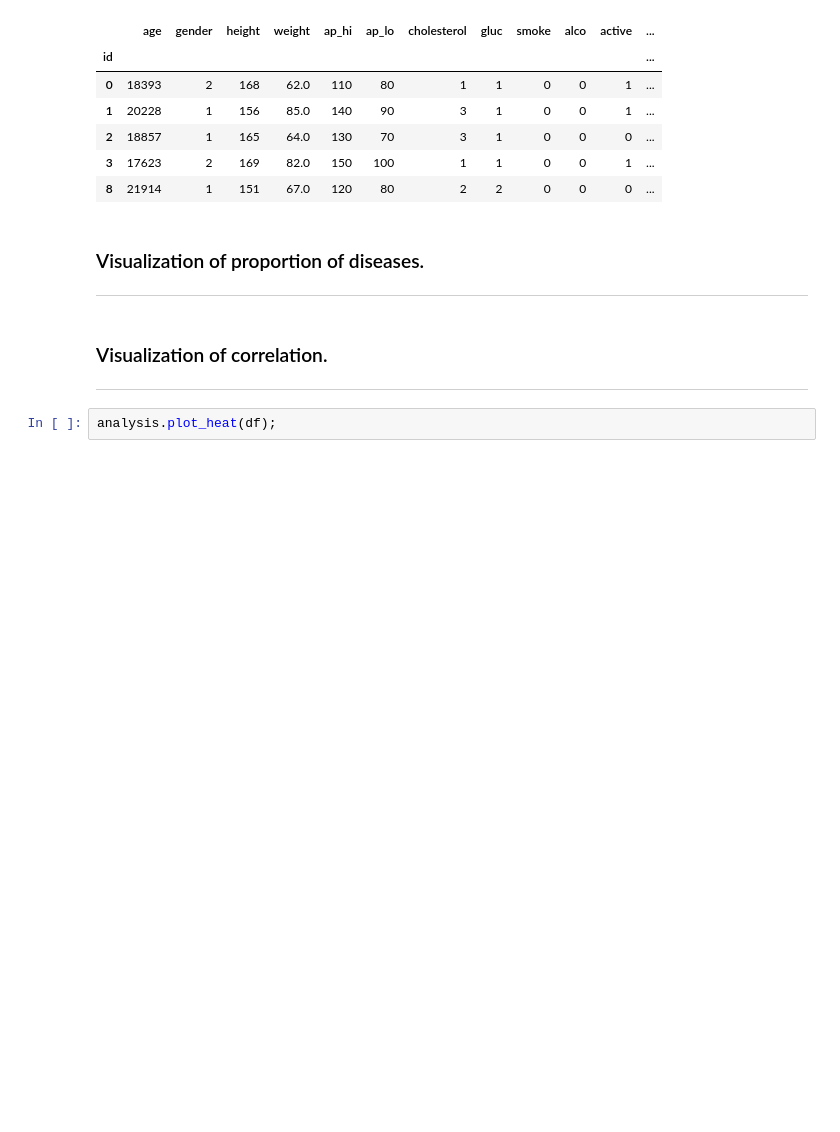
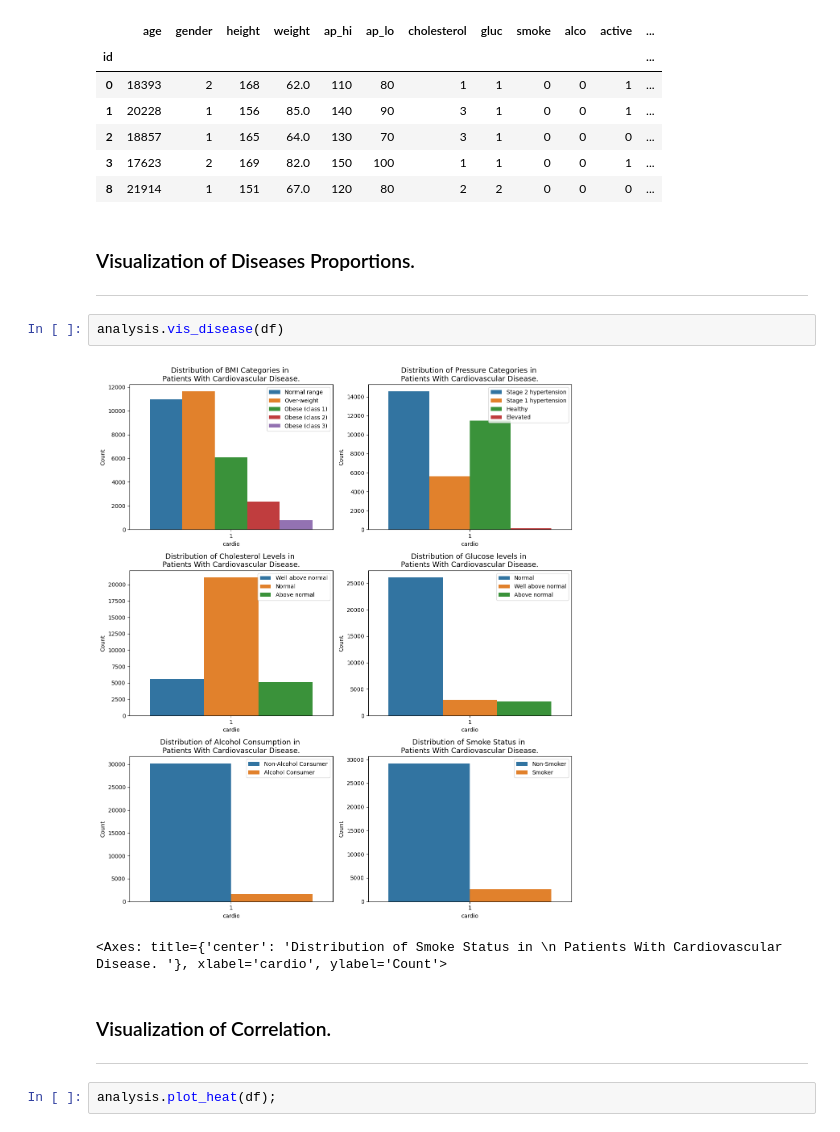
Before and after one commit to S1gge/Machine-Learning-Medical-Prediction, a Jupyter notebook: Lab_01/Report.ipynb, the cells around one changed output. Cells and saved outputs as stored; diff of their text form; blank space fills up the shorter version.

```diff
--- a/Lab_01/Report.ipynb
+++ b/Lab_01/Report.ipynb
@@ -143,12 +155,17 @@ df.head()
 | 2 | 18857 | 1 | 165 | 64.0 | 130 | 70 | 3 | 1 | 0 | 0 | 0 | ... |
 | 3 | 17623 | 2 | 169 | 82.0 | 150 | 100 | 1 | 1 | 0 | 0 | 1 | ... |
 | 8 | 21914 | 1 | 151 | 67.0 | 120 | 80 | 2 | 2 | 0 | 0 | 0 | ... |
+# %% [markdown]
+### Visualization of Diseases Proportions.
+---
+# %%
+analysis.vis_disease(df)
+# %% [output]
+[figure, added]
+<Axes: title={'center': 'Distribution of Smoke Status in \n Patients With Cardiovascular Disease. '}, xlabel='cardio', ylabel='Count'>
 # %% [markdown]
-### Visualization of proportion of diseases.
+### Visualization of Correlation.
 ---
-# %% [markdown]
-### Visualization of correlation.
----
 # %%
 analysis.plot_heat(df);
 # %% [output]
```
Also changed, not shown: parts of 8 cells of this notebook, 2 other files.
